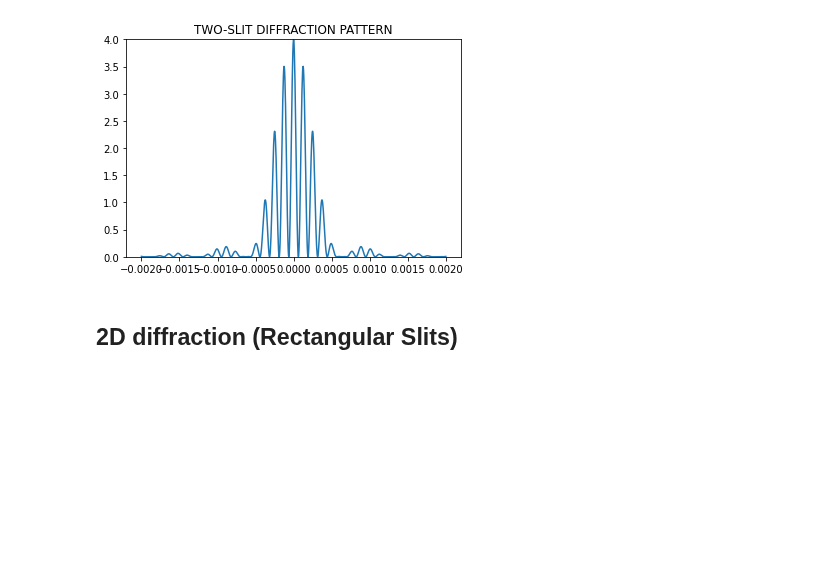
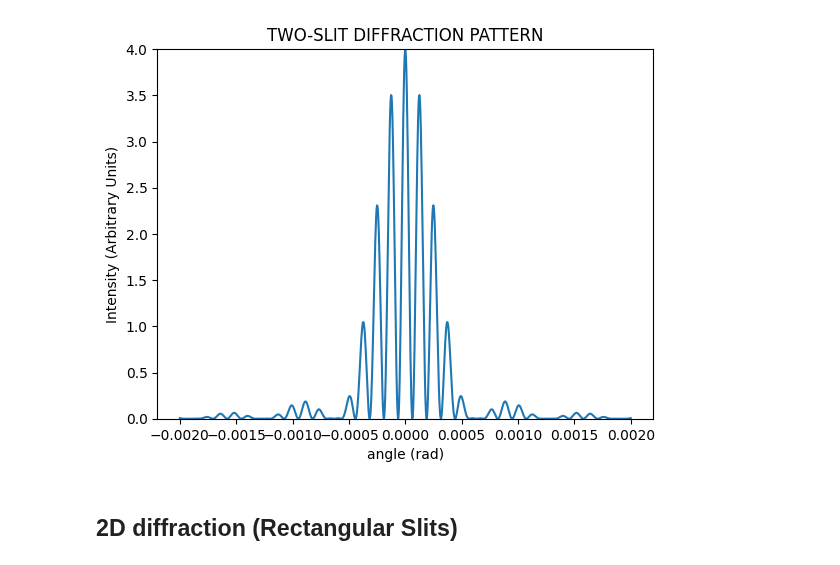
Before and after one commit to veillette/jupyterNotebooks, a Jupyter notebook: Optics/DiffractionAndInterference.ipynb, the cells around one changed output. Saved outputs shown, nothing was run; the diff lists cells and outputs as text; code cells hidden in the pictures; blank space fills up the shorter version.

```diff
--- a/Optics/DiffractionAndInterference.ipynb
+++ b/Optics/DiffractionAndInterference.ipynb
@@ -32,13 +42,15 @@ def intensityPattern(θ,λ,d,D):
 # %%
 λ=6.32E-7 ## wavelength in (m)
 d=0.005 ## distance between slits in (m)
 D=0.001 ## width of slits in (m)
 plt.plot(θ,intensityPattern(θ,λ,d,D))
 plt.ylim(0,4)
+plt.xlabel('angle (rad)')
+plt.ylabel('Intensity (Arbitrary Units)')
 plt.title("TWO-SLIT DIFFRACTION PATTERN")
 plt.show()
 # %% [output]
-[figure, old version]
+[figure, new version]
 # %% [markdown]
 ## 2D diffraction (Rectangular Slits)
 # %%
```
Also changed, not shown: parts of 4 cells of this notebook.
